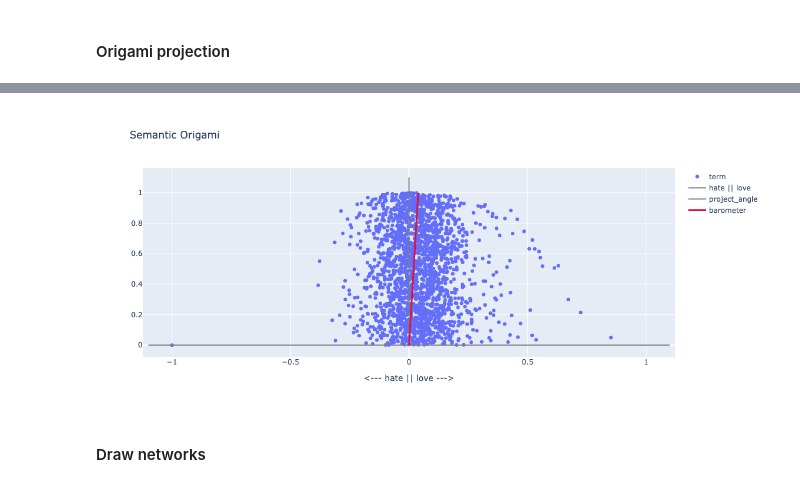
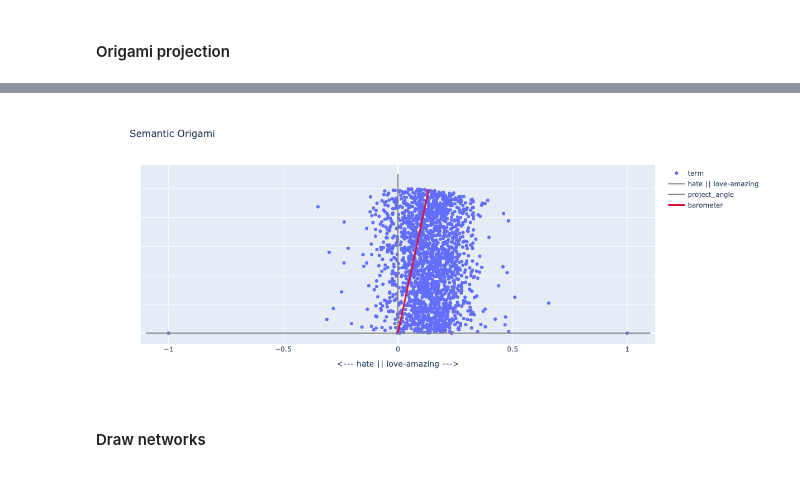
Before and after one commit to charlesdedampierre/bunkatech, a Jupyter notebook: examples/demo_bunka.ipynb, the cells around one changed output, grey strips where cells are left out. Cells and saved outputs as stored; diff of their text form; code cells hidden in the pictures.

```diff
--- a/examples/demo_bunka.ipynb
+++ b/examples/demo_bunka.ipynb
@@ -122,7 +120,7 @@ docs_embeddings.head(5)
 #### Origami projection
 # %%
 fig = bunka.origami_projection_unique(
-                    left_axis= ['love'],
+                    left_axis= ['love', 'amazing'],
                     right_axis = ['hate'],
                     height=500,
                     width=1000,
@@ -139,4 +137,4 @@ fig.show()
-[figure, old version]
+[figure, new version]
 # %% [markdown]
 #### Draw networks
 # %%
```
Also changed, not shown: parts of 9 cells of this notebook, 9 other files.
